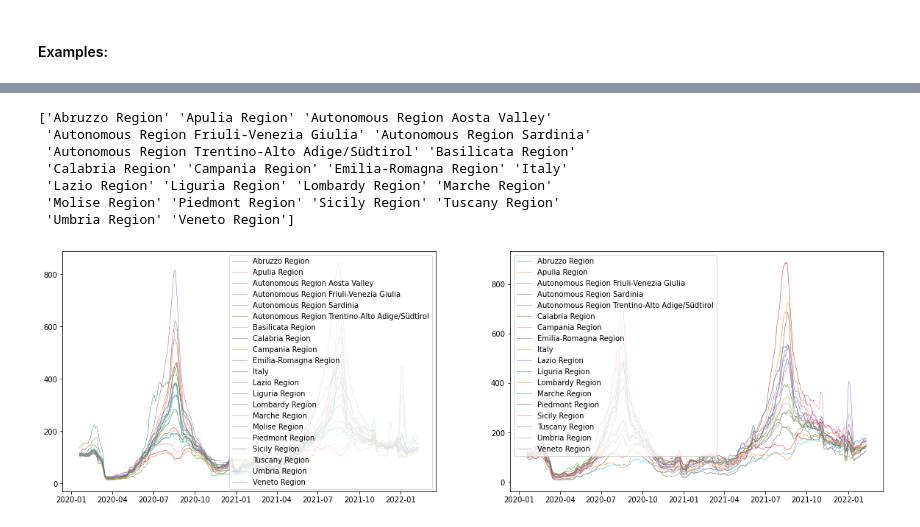
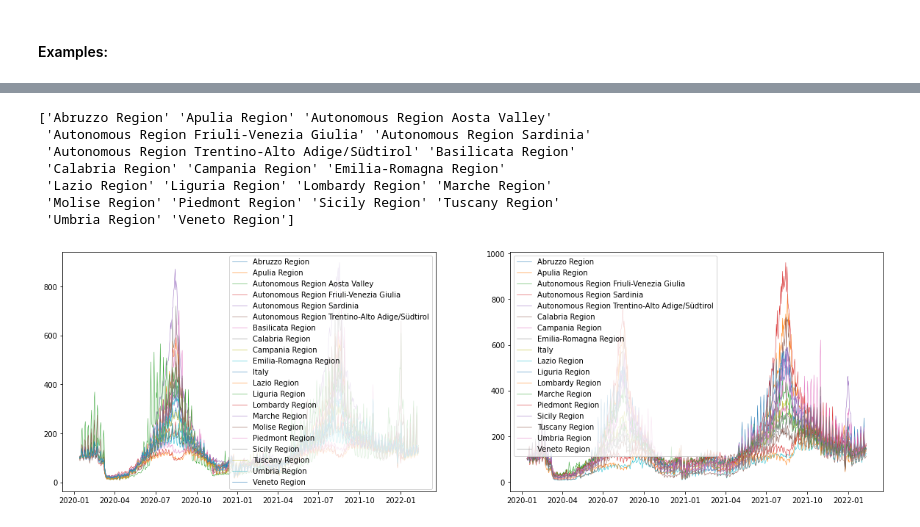
Before and after one commit to RinaldiLuca/Mobility_in_Covid19_Pandemic, a Jupyter notebook: Rinna.ipynb, the cells around one changed output, grey strips where cells are left out. Saved outputs shown, nothing was run; the diff lists cells and outputs as text; code cells hidden in the pictures.

```diff
--- a/Rinna.ipynb
+++ b/Rinna.ipynb
@@ -101,11 +88,11 @@ def from_to(date_list, start, end):
 # %%
 # Obviously needs to be run just the first time to generate the CVS
 #save_AMD_Italy()
-df_ita, dates_list = load_AMD_Italy()
-fill_missing(df_ita)
-transform_week_RAVG(df_ita, dates_list)
-region_list = np.unique(df_ita["region"].values)
-dates_datetime = [datetime.datetime.strptime(date, "%Y-%m-%d").date() for date in dates_list]
-df_ita.head()
+df_amd, dates_str_amd = load_AMD_Italy()
+fill_missing(df_amd)
+#transform_week_RAVG(df_amd, dates_str_amd)
+region_list_amd = np.unique(df_amd["region"].values)
+dates_datetime_amd = [datetime.datetime.strptime(date, "%Y-%m-%d").date() for date in dates_str_amd]
+df_amd.head()
 # %% [output]
 |  | region | transportation_type | 2020-01-13 | 2020-01-14 | 2020-01-15 | 2020-01-16 | 2020-01-17 | 2020-01-18 | ... |
@@ -117,30 +104,30 @@ df_ita.head()
 5 rows × 762 columns
 # %%
-print(region_list)
+print(region_list_amd)
 # %% [output]
 ['Abruzzo Region' 'Apulia Region' 'Autonomous Region Aosta Valley'
  'Autonomous Region Friuli-Venezia Giulia' 'Autonomous Region Sardinia'
  'Autonomous Region Trentino-Alto Adige/Südtirol' 'Basilicata Region'
- 'Calabria Region' 'Campania Region' 'Emilia-Romagna Region' 'Italy'
+ 'Calabria Region' 'Campania Region' 'Emilia-Romagna Region'
  'Lazio Region' 'Liguria Region' 'Lombardy Region' 'Marche Region'
  'Molise Region' 'Piedmont Region' 'Sicily Region' 'Tuscany Region'
  'Umbria Region' 'Veneto Region']
 # %%
 fig, ax = plt.subplots(1,2, figsize=[20,6])
-for region in region_list:
+for region in region_list_amd:
     try:
-        ax[0].plot(dates_datetime, applyfilter(df_ita, {"region" : [region]}).iloc[0,2:], label=region, linewidth=0.5)
+        ax[0].plot(dates_datetime_amd, applyfilter(df_amd, {"region" : [region]}).iloc[0,2:], label=region, linewidth=0.5)
     except Exception:
         pass
 
     try:
-        ax[1].plot(dates_datetime, applyfilter(df_ita, {"region" : [region]}).iloc[1,2:], label=region, linewidth=0.5)
+        ax[1].plot(dates_datetime_amd, applyfilter(df_amd, {"region" : [region]}).iloc[1,2:], label=region, linewidth=0.5)
     except Exception:
         pass
 ax[0].legend()
 ax[1].legend()
 plt.show()
 # %% [output]
-[figure, old version]
+[figure, new version]
 # %%
 # To get the indexes of a given windows of time
```
Also changed, not shown: parts of 20 cells of this notebook, 1 other file.
